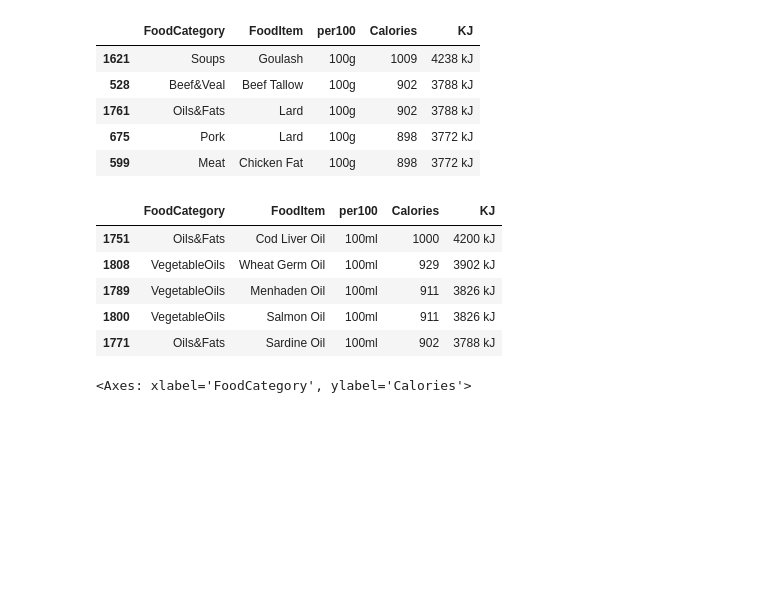
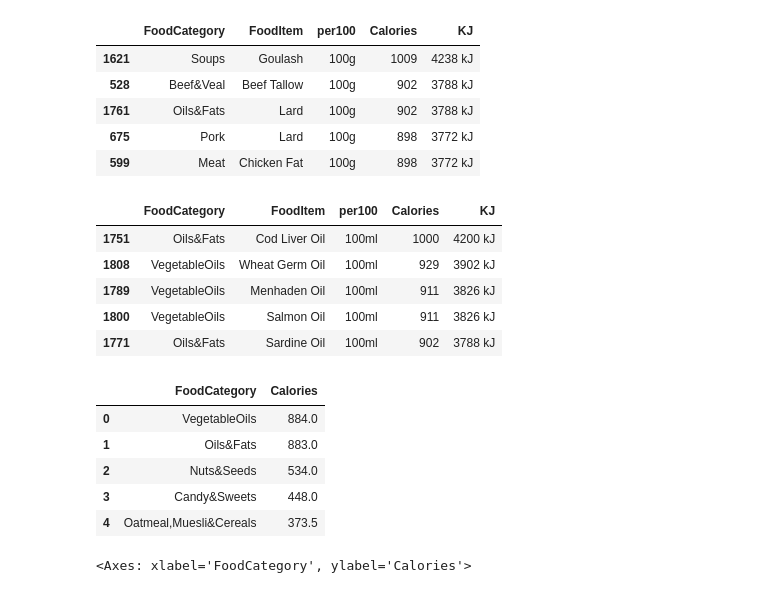
Before and after one commit to MarcusArdenstedt/data_platforms_Marcus_Ericsson_DE24, a Jupyter notebook: video_lectures/03_pandas_repetition/pandas_part2_read_excel.ipynb, the cells around one changed output. Cells and saved outputs as stored; diff of their text form; code cells hidden in the pictures; blank space fills up the shorter version.

```diff
--- a/video_lectures/03_pandas_repetition/pandas_part2_read_excel.ipynb
+++ b/video_lectures/03_pandas_repetition/pandas_part2_read_excel.ipynb
@@ -213,6 +213,14 @@ liquids_top5
 | 1771 | Oils&Fats | Sardine Oil | 100ml | 902 | 3788 kJ |
 # %%
 top5_5_category = df.groupby("FoodCategory")["Calories"].median().sort_values(ascending=False).iloc[:5].reset_index()
+top5_5_category
+# %% [output]
+|  | FoodCategory | Calories |
+| 0 | VegetableOils | 884.0 |
+| 1 | Oils&Fats | 883.0 |
+| 2 | Nuts&Seeds | 534.0 |
+| 3 | Candy&Sweets | 448.0 |
+| 4 | Oatmeal,Muesli&Cereals | 373.5 |
 # %%
 sns.barplot(data= top5_5_category, x = "FoodCategory", y = "Calories")
 # %% [output]
```
Also changed, not shown: 6 other files.
